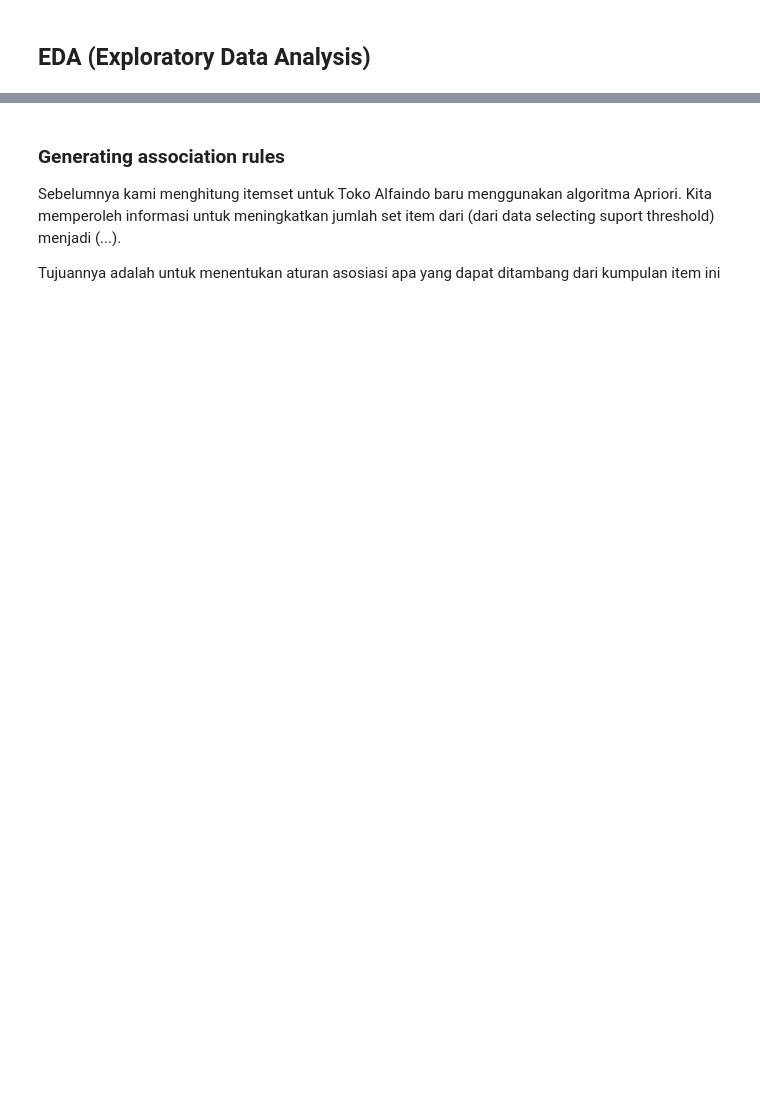
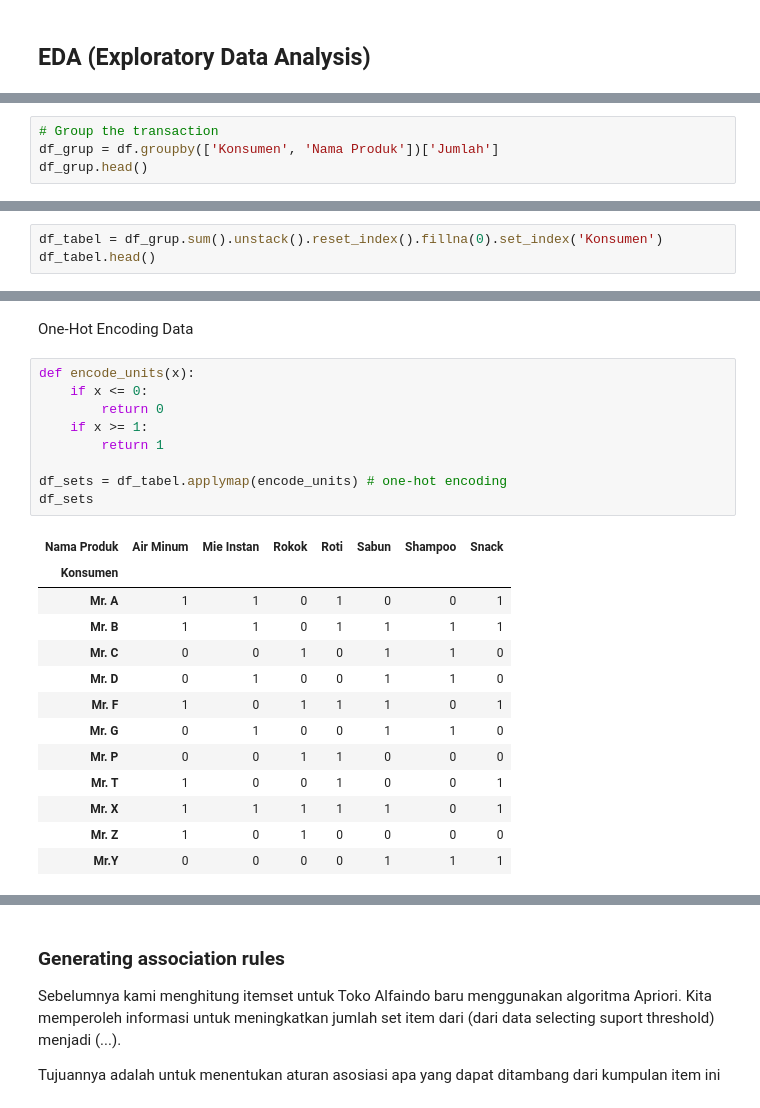
Before and after one commit to michaelbram10/Case-Study-03-Data-Mining-Market-Basket-Analysis-Ganjil-2022-Kelompok-E, a Jupyter notebook: Case_Study_03_Data_Mining_Market_Basket_Analysis_Ganjil_2022_Kelompok_E.ipynb, the cells around one changed output, grey strips where cells are left out. Cells and saved outputs as stored; diff of their text form; blank space fills up the shorter version.

```diff
--- a/Case_Study_03_Data_Mining_Market_Basket_Analysis_Ganjil_2022_Kelompok_E.ipynb
+++ b/Case_Study_03_Data_Mining_Market_Basket_Analysis_Ganjil_2022_Kelompok_E.ipynb
@@ -505,0 +382,4 @@ print(len(frequent_itemsets_1), len(frequent_itemsets_2))
+# %%
+# Group the transaction
+df_grup = df.groupby(['Konsumen', 'Nama Produk'])['Jumlah']
+df_grup.head()
@@ -505,0 +406,3 @@ print(len(frequent_itemsets_1), len(frequent_itemsets_2))
+# %%
+df_tabel = df_grup.sum().unstack().reset_index().fillna(0).set_index('Konsumen')
+df_tabel.head()
@@ -505,0 +417,25 @@ print(len(frequent_itemsets_1), len(frequent_itemsets_2))
+# %% [markdown]
+One-Hot Encoding Data
+# %%
+def encode_units(x):
+    if x <= 0:
+        return 0
+    if x >= 1:
+        return 1
+
+df_sets = df_tabel.applymap(encode_units) # one-hot encoding
+df_sets
+# %% [output]
+| Nama Produk | Air Minum | Mie Instan | Rokok | Roti | Sabun | Shampoo | Snack |
+| Konsumen |  |  |  |  |  |  |  |
+| Mr. A | 1 | 1 | 0 | 1 | 0 | 0 | 1 |
+| Mr. B | 1 | 1 | 0 | 1 | 1 | 1 | 1 |
+| Mr. C | 0 | 0 | 1 | 0 | 1 | 1 | 0 |
+| Mr. D | 0 | 1 | 0 | 0 | 1 | 1 | 0 |
+| Mr. F | 1 | 0 | 1 | 1 | 1 | 0 | 1 |
+| Mr. G | 0 | 1 | 0 | 0 | 1 | 1 | 0 |
+| Mr. P | 0 | 0 | 1 | 1 | 0 | 0 | 0 |
+| Mr. T | 1 | 0 | 0 | 1 | 0 | 0 | 1 |
+| Mr. X | 1 | 1 | 1 | 1 | 1 | 0 | 1 |
+| Mr. Z | 1 | 0 | 1 | 0 | 0 | 0 | 0 |
+| Mr.Y | 0 | 0 | 0 | 0 | 1 | 1 | 1 |
```
Also changed, not shown: parts of 50 cells of this notebook.
